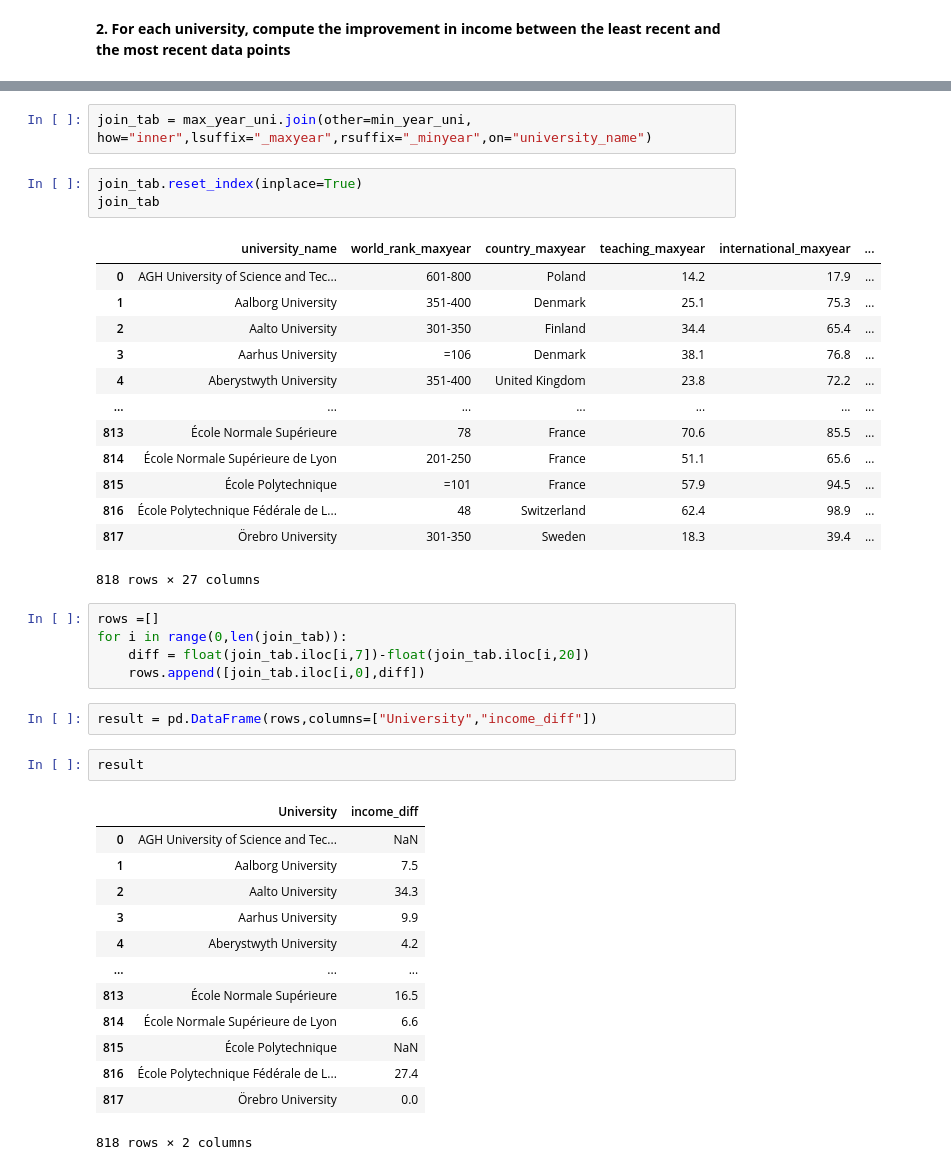
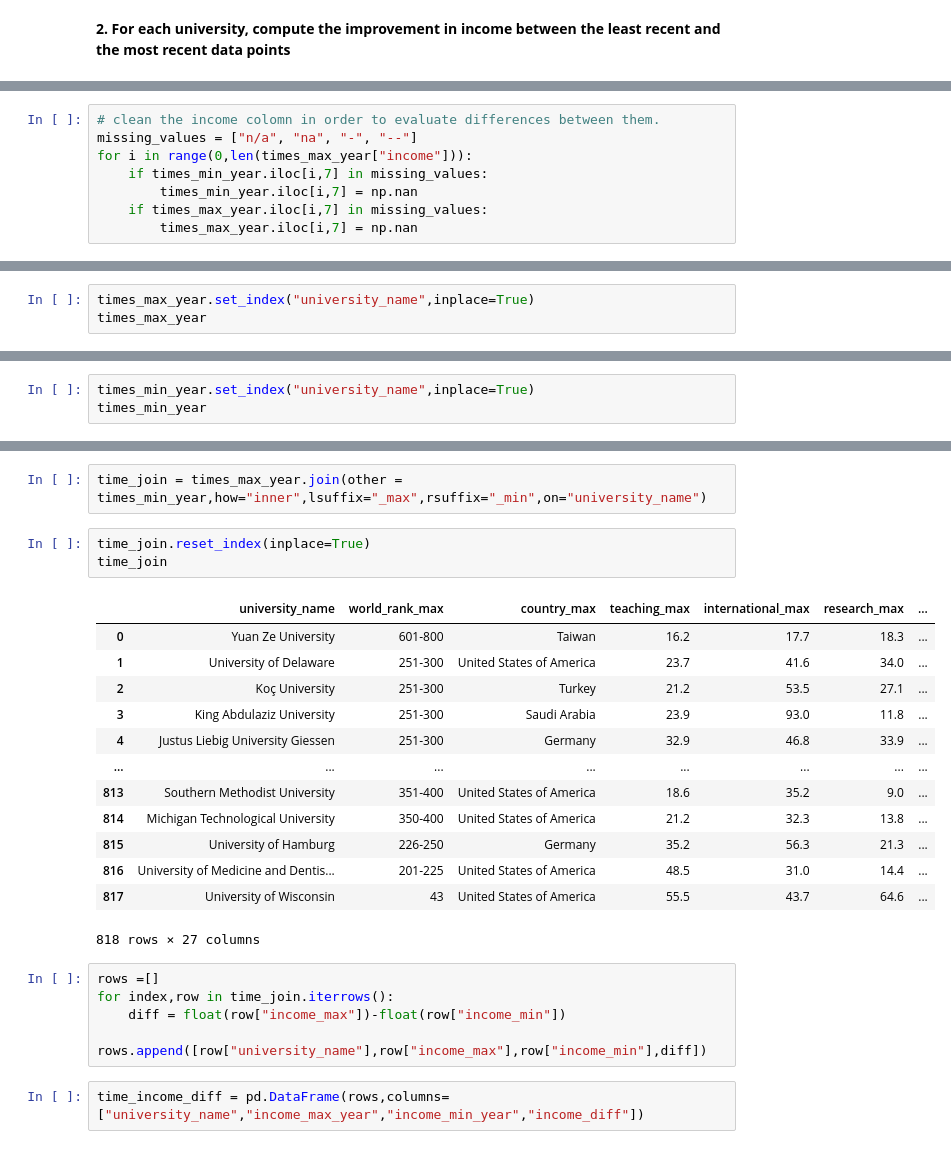
Before and after one commit to PietroBonardi/FoCS, a Jupyter notebook: pietronotebook.ipynb, the cells around one changed output, grey strips where cells are left out. Saved outputs shown, nothing was run; the diff lists cells and outputs as text.

```diff
--- a/pietronotebook.ipynb
+++ b/pietronotebook.ipynb
@@ -71,0 +65,8 @@ for i in range(0,len(min_year_uni["income"])):
+# %%
+# clean the income colomn in order to evaluate differences between them.
+missing_values = ["n/a", "na", "-", "--"]
+for i in range(0,len(times_max_year["income"])):
+    if times_min_year.iloc[i,7] in missing_values:
+        times_min_year.iloc[i,7] = np.nan
+    if times_max_year.iloc[i,7] in missing_values:
+        times_max_year.iloc[i,7] = np.nan
@@ -71,0 +99,3 @@ for i in range(0,len(min_year_uni["income"])):
+# %%
+times_max_year.set_index("university_name",inplace=True)
+times_max_year
@@ -71,0 +117,3 @@ for i in range(0,len(min_year_uni["income"])):
+# %%
+times_min_year.set_index("university_name",inplace=True)
+times_min_year
@@ -72,42 +135,26 @@ for i in range(0,len(min_year_uni["income"])):
 # %%
-join_tab = max_year_uni.join(other=min_year_uni, how="inner",lsuffix="_maxyear",rsuffix="_minyear",on="university_name")
+time_join = times_max_year.join(other = times_min_year,how="inner",lsuffix="_max",rsuffix="_min",on="university_name")
 # %%
-join_tab.reset_index(inplace=True)
-join_tab
+time_join.reset_index(inplace=True)
+time_join
 # %% [output]
-|  | university_name | world_rank_maxyear | country_maxyear | teaching_maxyear | international_maxyear | ... |
-| 0 | AGH University of Science and Tec... | 601-800 | Poland | 14.2 | 17.9 | ... |
-| 1 | Aalborg University | 351-400 | Denmark | 25.1 | 75.3 | ... |
-| 2 | Aalto University | 301-350 | Finland | 34.4 | 65.4 | ... |
-| 3 | Aarhus University | =106 | Denmark | 38.1 | 76.8 | ... |
-| 4 | Aberystwyth University | 351-400 | United Kingdom | 23.8 | 72.2 | ... |
-| ... | ... | ... | ... | ... | ... | ... |
-| 813 | École Normale Supérieure | 78 | France | 70.6 | 85.5 | ... |
-| 814 | École Normale Supérieure de Lyon | 201-250 | France | 51.1 | 65.6 | ... |
-| 815 | École Polytechnique | =101 | France | 57.9 | 94.5 | ... |
-| 816 | École Polytechnique Fédérale de L... | 48 | Switzerland | 62.4 | 98.9 | ... |
-| 817 | Örebro University | 301-350 | Sweden | 18.3 | 39.4 | ... |
+|  | university_name | world_rank_max | country_max | teaching_max | international_max | research_max | ... |
+| 0 | Yuan Ze University | 601-800 | Taiwan | 16.2 | 17.7 | 18.3 | ... |
+| 1 | University of Delaware | 251-300 | United States of America | 23.7 | 41.6 | 34.0 | ... |
+| 2 | Koç University | 251-300 | Turkey | 21.2 | 53.5 | 27.1 | ... |
+| 3 | King Abdulaziz University | 251-300 | Saudi Arabia | 23.9 | 93.0 | 11.8 | ... |
+| 4 | Justus Liebig University Giessen | 251-300 | Germany | 32.9 | 46.8 | 33.9 | ... |
+| ... | ... | ... | ... | ... | ... | ... | ... |
+| 813 | Southern Methodist University | 351-400 | United States of America | 18.6 | 35.2 | 9.0 | ... |
+| 814 | Michigan Technological University | 350-400 | United States of America | 21.2 | 32.3 | 13.8 | ... |
+| 815 | University of Hamburg | 226-250 | Germany | 35.2 | 56.3 | 21.3 | ... |
+| 816 | University of Medicine and Dentis... | 201-225 | United States of America | 48.5 | 31.0 | 14.4 | ... |
+| 817 | University of Wisconsin | 43 | United States of America | 55.5 | 43.7 | 64.6 | ... |
 818 rows × 27 columns
-# %%
-rows =[]
-for i in range(0,len(join_tab)):
-    diff = float(join_tab.iloc[i,7])-float(join_tab.iloc[i,20])
-    rows.append([join_tab.iloc[i,0],diff])
+# %%
+rows =[]
+for index,row in time_join.iterrows():
+    diff = float(row["income_max"])-float(row["income_min"])
+    rows.append([row["university_name"],row["income_max"],row["income_min"],diff])
 # %%
-result = pd.DataFrame(rows,columns=["University","income_diff"])
+time_income_diff = pd.DataFrame(rows,columns=["university_name","income_max_year","income_min_year","income_diff"])
-# %%
-result
-# %% [output]
-|  | University | income_diff |
-| 0 | AGH University of Science and Tec... | NaN |
-| 1 | Aalborg University | 7.5 |
-| 2 | Aalto University | 34.3 |
-| 3 | Aarhus University | 9.9 |
-| 4 | Aberystwyth University | 4.2 |
-| ... | ... | ... |
-| 813 | École Normale Supérieure | 16.5 |
-| 814 | École Normale Supérieure de Lyon | 6.6 |
-| 815 | École Polytechnique | NaN |
-| 816 | École Polytechnique Fédérale de L... | 27.4 |
-| 817 | Örebro University | 0.0 |
-818 rows × 2 columns
```
Also changed, not shown: parts of 35 cells of this notebook.
